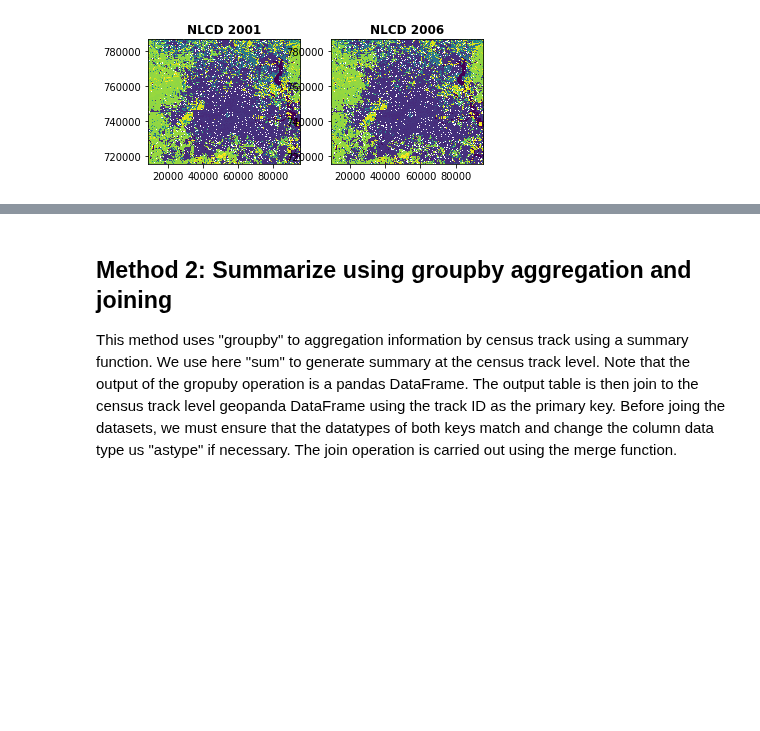
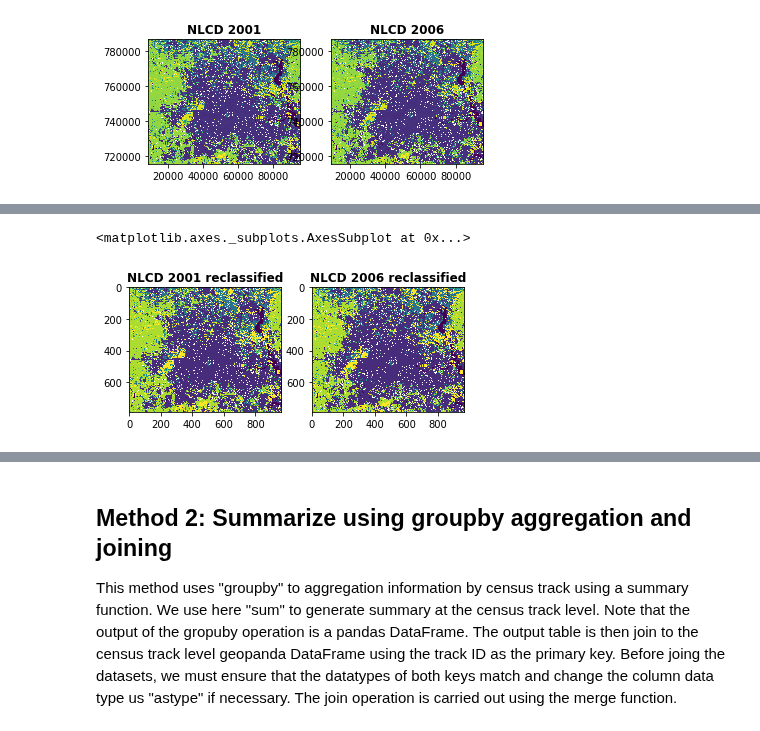
Before and after one commit to bparment1/workshops_courses_spatial_analyses, a Jupyter notebook: exercise4_land_cover_change.ipynb, the cells around one changed output, grey strips where cells are left out. Saved outputs shown, nothing was run; the diff lists cells and outputs as text; code cells hidden in the pictures; blank space fills up the shorter version.

```diff
--- a/exercise4_land_cover_change.ipynb
+++ b/exercise4_land_cover_change.ipynb
@@ -252,0 +200,44 @@ census_2000_gpd.shape #Dissolved results shows aggregation from 147 to 57.
+# %%
+#######
+################################################
+###  PART II : Analyze overall changes and land transitions
+
+## As the plot shows for 2006, we have 15 land cover types. Analyzing such complex categories in terms of decreasse (loss), increase (gain),
+## persistence in land cover will generate a large number of transitions (potential up to 15*15=225 transitions in this case!)
+## To generalize the information, let's aggregate leveraging the hierachical nature of NLCD Anderson Classification system.
+
+#### Step 1: aggregate NLCD classes
+
+# Read in classification system: Now 15 land categories instead of 20.
+
+lc_system_nlcd_df = pd.read_excel(os.path.join(in_dir,infile_name_nlcd_classification_system))
+lc_system_nlcd_df.head() #inspect data
+
+### Set up the reclassification
+class_def = np.array([0,20,1,
+                      20,30,2,
+                      30,40,3,
+                      40,50,4,
+                      50,60,5,
+                      60,70,6,
+                      70,80,7,
+                      80,90,8,
+                      90,100,9])
+
+class_def = class_def.reshape(9,3)
+
+## Generate copies of raster objects
+r_date1_rec = copy.copy(r_lc_date1)
+r_date2_rec = copy.copy(r_lc_date2)
+
+for i in np.arange(0,9):
+    class_val = class_def[i,:]
+    r_date1_rec[(class_val[0]<= r_date1_rec) & (r_date1_rec <class_val[1])] = class_val[2]
+    r_date2_rec[(class_val[0]<= r_date2_rec) & (r_date2_rec <class_val[1])] = class_val[2]
+
+f, ax = plt.subplots(1, 2)
+plot.show(r_date1_rec,title="NLCD 2001 reclassified",ax=ax[0])
+plot.show(r_date2_rec,title="NLCD 2006 reclassified",ax=ax[1])
+# %% [output]
+<matplotlib.axes._subplots.AxesSubplot at 0x...>
+[figure, added]
```
Also changed, not shown: parts of 17 cells of this notebook.
